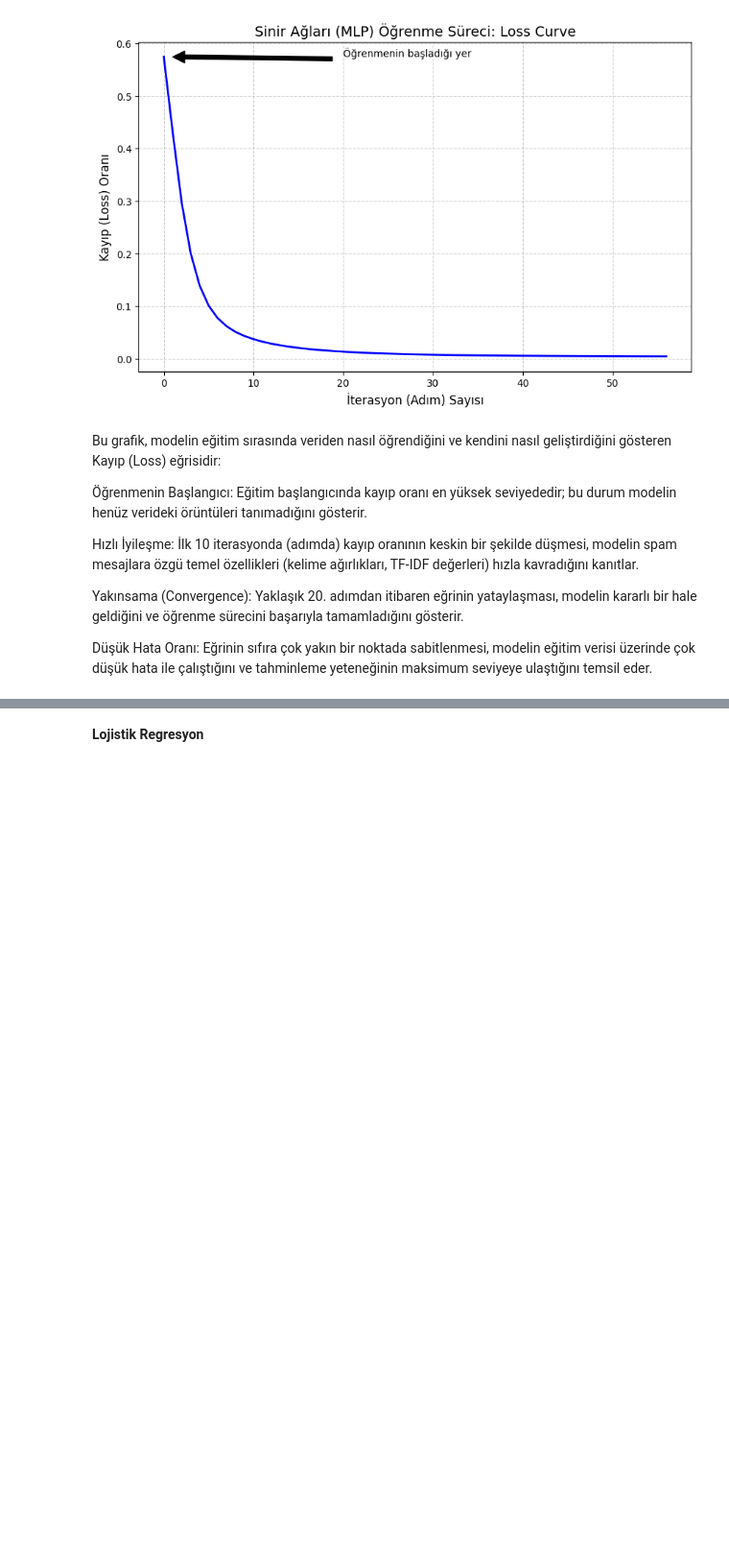
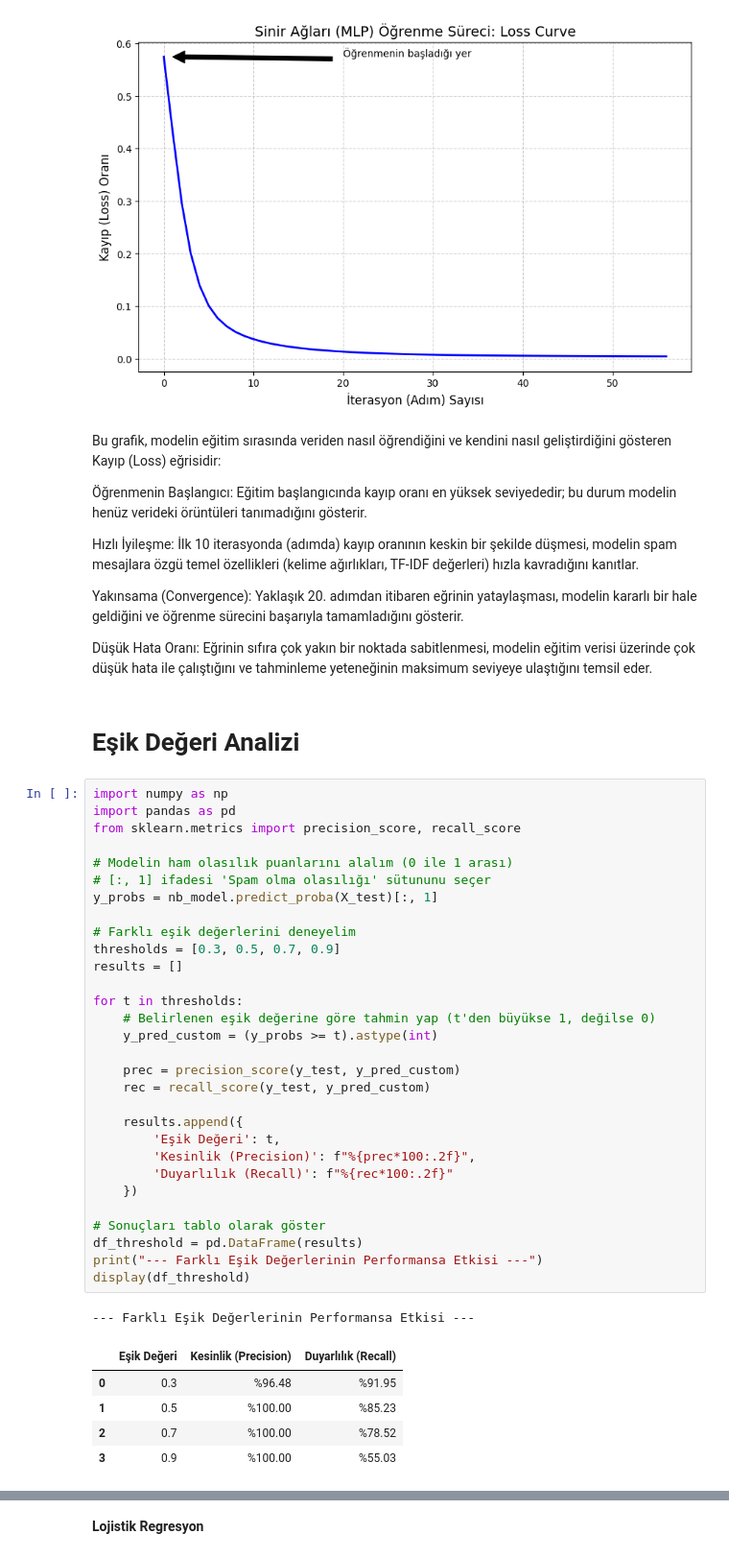
Before and after one commit to zeynepbykn/SMS_Spam_Tespiti_Proje, a Jupyter notebook: SMS_spam_veriBilimi_proje.ipynb, the cells around one changed output, grey strips where cells are left out. Shown at 96% size. Cells and saved outputs as stored; diff of their text form; blank space fills up the shorter version.

```diff
--- a/SMS_spam_veriBilimi_proje.ipynb
+++ b/SMS_spam_veriBilimi_proje.ipynb
@@ -670,3 +668,42 @@ Hızlı İyileşme: İlk 10 iterasyonda (adımda) kayıp oranının keskin bir
 Yakınsama (Convergence): Yaklaşık 20. adımdan itibaren eğrinin yataylaşması, modelin kararlı bir hale geldiğini ve öğrenme sürecini başarıyla tamamladığını gösterir.
 
 Düşük Hata Oranı: Eğrinin sıfıra çok yakın bir noktada sabitlenmesi, modelin eğitim verisi üzerinde çok düşük hata ile çalıştığını ve tahminleme yeteneğinin maksimum seviyeye ulaştığını temsil eder.
+# %% [markdown]
+# Eşik Değeri **Analizi**
+# %%
+import numpy as np
+import pandas as pd
+from sklearn.metrics import precision_score, recall_score
+
+# Modelin ham olasılık puanlarını alalım (0 ile 1 arası)
+# [:, 1] ifadesi 'Spam olma olasılığı' sütununu seçer
+y_probs = nb_model.predict_proba(X_test)[:, 1]
+
+# Farklı eşik değerlerini deneyelim
+thresholds = [0.3, 0.5, 0.7, 0.9]
+results = []
+
+for t in thresholds:
+    # Belirlenen eşik değerine göre tahmin yap (t'den büyükse 1, değilse 0)
+    y_pred_custom = (y_probs >= t).astype(int)
+
+    prec = precision_score(y_test, y_pred_custom)
+    rec = recall_score(y_test, y_pred_custom)
+
+    results.append({
+        'Eşik Değeri': t,
+        'Kesinlik (Precision)': f"%{prec*100:.2f}",
+        'Duyarlılık (Recall)': f"%{rec*100:.2f}"
+    })
+
+# Sonuçları tablo olarak göster
+df_threshold = pd.DataFrame(results)
+print("--- Farklı Eşik Değerlerinin Performansa Etkisi ---")
+display(df_threshold)
+# %% [output]
+--- Farklı Eşik Değerlerinin Performansa Etkisi ---
+|  | Eşik Değeri | Kesinlik (Precision) | Duyarlılık (Recall) |
+| 0 | 0.3 | %96.48 | %91.95 |
+| 1 | 0.5 | %100.00 | %85.23 |
+| 2 | 0.7 | %100.00 | %78.52 |
+| 3 | 0.9 | %100.00 | %55.03 |
```
Also changed, not shown: parts of 13 cells of this notebook.
